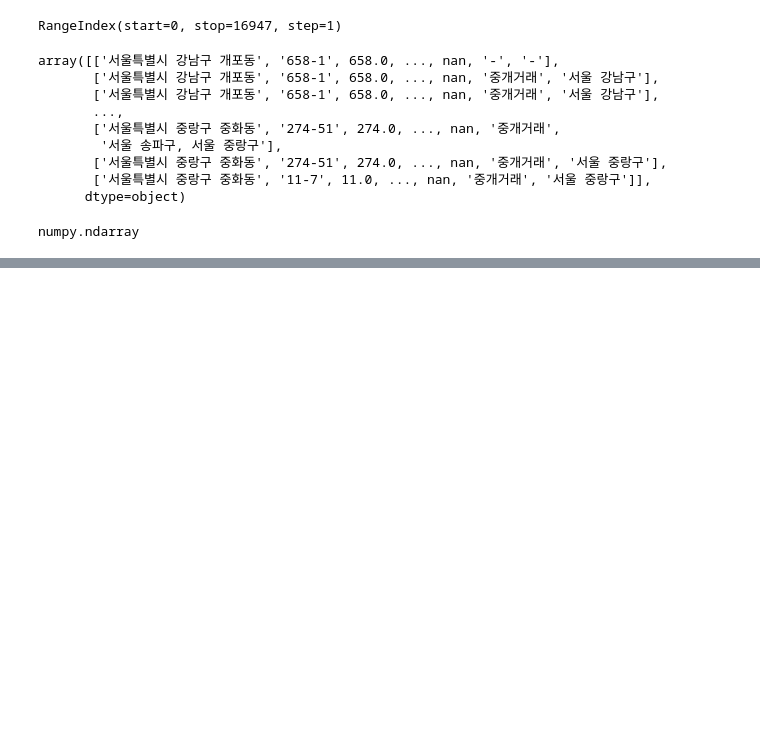
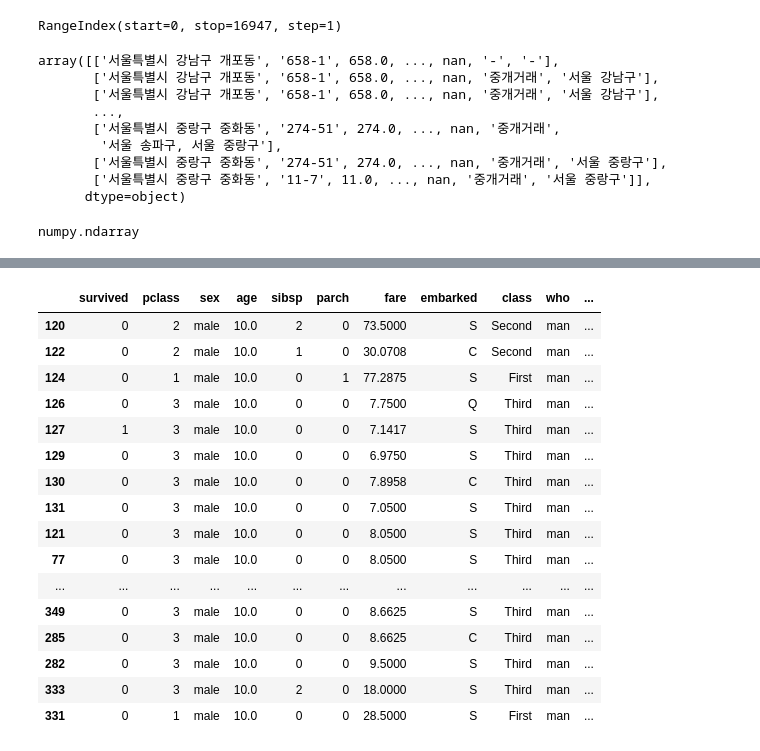
Before and after one commit to khakaa/KB_IT_academy_python, a Jupyter notebook: 20220905/day_0905_Pandas.ipynb, the cells around one changed output, grey strips where cells are left out. Saved outputs shown, nothing was run; the diff lists cells and outputs as text; code cells hidden in the pictures; blank space fills up the shorter version.

```diff
--- a/20220905/day_0905_Pandas.ipynb
+++ b/20220905/day_0905_Pandas.ipynb
@@ -53,0 +449,4 @@ numpy.ndarray
+# %%
+import seaborn as sns
+ti = sns.load_dataset('titanic')
+ti
@@ -53,0 +594,20 @@ numpy.ndarray
+# %%
+ti.sort_values(by='age').head(550).tail(50) # 나이순으로 정렬했을 때 550~600번째 데이터
+# %% [output]
+|  | survived | pclass | sex | age | sibsp | parch | fare | embarked | class | who | ... |
+| 120 | 0 | 2 | male | 10.0 | 2 | 0 | 73.5000 | S | Second | man | ... |
+| 122 | 0 | 2 | male | 10.0 | 1 | 0 | 30.0708 | C | Second | man | ... |
+| 124 | 0 | 1 | male | 10.0 | 0 | 1 | 77.2875 | S | First | man | ... |
+| 126 | 0 | 3 | male | 10.0 | 0 | 0 | 7.7500 | Q | Third | man | ... |
+| 127 | 1 | 3 | male | 10.0 | 0 | 0 | 7.1417 | S | Third | man | ... |
+| 129 | 0 | 3 | male | 10.0 | 0 | 0 | 6.9750 | S | Third | man | ... |
+| 130 | 0 | 3 | male | 10.0 | 0 | 0 | 7.8958 | C | Third | man | ... |
+| 131 | 0 | 3 | male | 10.0 | 0 | 0 | 7.0500 | S | Third | man | ... |
+| 121 | 0 | 3 | male | 10.0 | 0 | 0 | 8.0500 | S | Third | man | ... |
+| 77 | 0 | 3 | male | 10.0 | 0 | 0 | 8.0500 | S | Third | man | ... |
+| ... | ... | ... | ... | ... | ... | ... | ... | ... | ... | ... | ... |
+| 349 | 0 | 3 | male | 10.0 | 0 | 0 | 8.6625 | S | Third | man | ... |
+| 285 | 0 | 3 | male | 10.0 | 0 | 0 | 8.6625 | C | Third | man | ... |
+| 282 | 0 | 3 | male | 10.0 | 0 | 0 | 9.5000 | S | Third | man | ... |
+| 333 | 0 | 3 | male | 10.0 | 2 | 0 | 18.0000 | S | Third | man | ... |
+| 331 | 0 | 1 | male | 10.0 | 0 | 0 | 28.5000 | S | First | man | ... |
```
Also changed, not shown: parts of 76 cells of this notebook, 1 other file.
